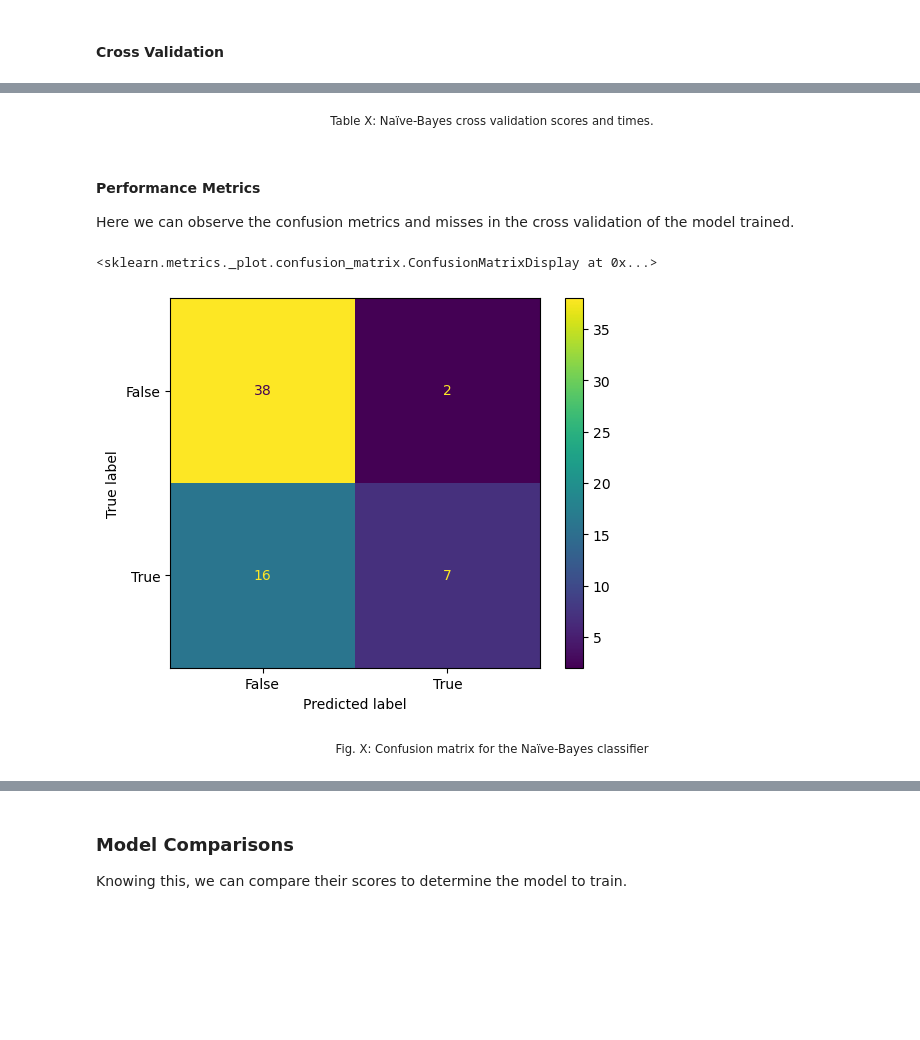
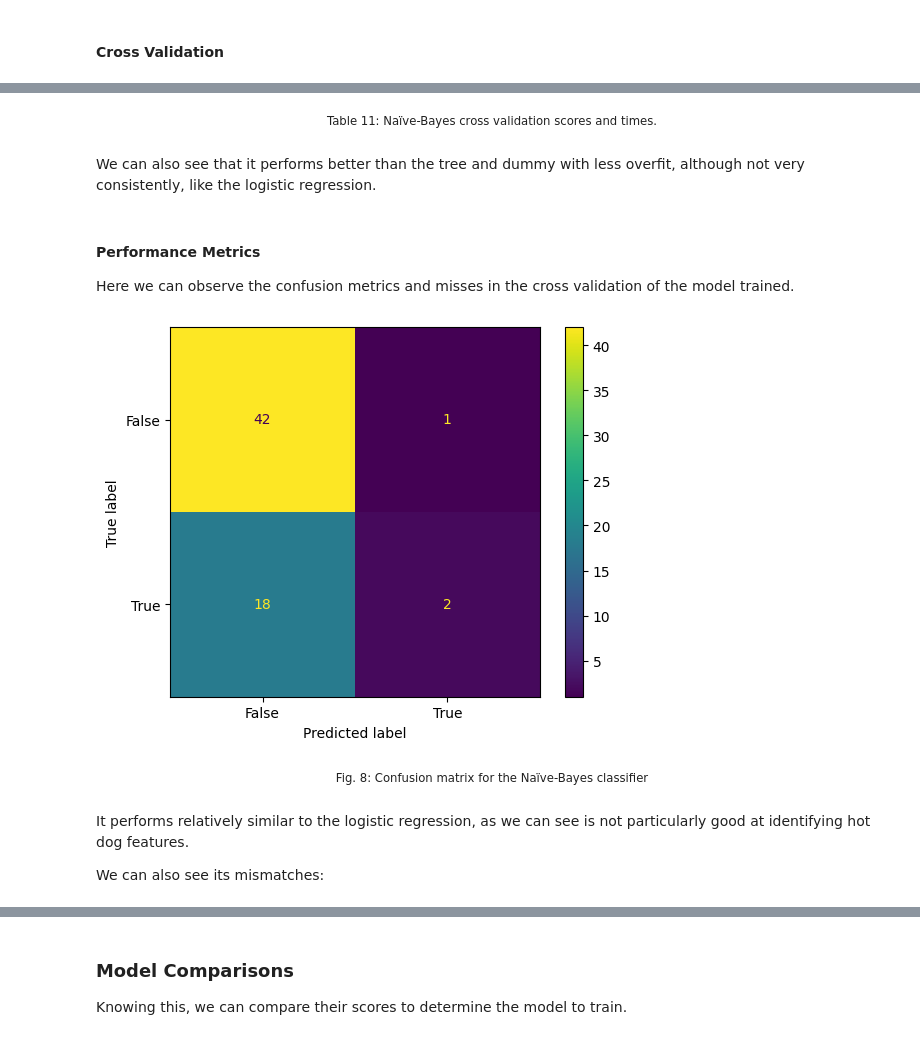
Before and after one commit to jentsang/hotdog-predictor, a Jupyter notebook: notebooks/dog_or_not.ipynb, the cells around one changed output, grey strips where cells are left out. Saved outputs shown, nothing was run; the diff lists cells and outputs as text; code cells hidden in the pictures; blank space fills up the shorter version.

```diff
--- a/notebooks/dog_or_not.ipynb
+++ b/notebooks/dog_or_not.ipynb
@@ -504,25 +637,21 @@ record_and_display_cv_scores("Naïve-Bayes", naive_bayes)
 # %% [markdown]
-<p style="text-align: center"><small>Table X: Naïve-Bayes cross validation scores and times.</small></p>
+<p style="text-align: center"><small>Table 11: Naïve-Bayes cross validation scores and times.</small></p>
+# %% [markdown]
+We can also see that it performs better than the tree and dummy with less overfit, although not very consistently, like the logistic regression.
 # %% [markdown]
 #### Performance Metrics
 
 Here we can observe the confusion metrics and misses in the cross validation of the model trained.
 # %%
-# confusion matrix for test predictions
-
-ConfusionMatrixDisplay.from_predictions(
-    y_train,
-    cross_val_predict(
-        naive_bayes,
-        X_train,
-        y_train
-    )
-)
+display_confusion_matrix(naive_bayes)
 # %% [output]
-<sklearn.metrics._plot.confusion_matrix.ConfusionMatrixDisplay at 0x...>
-[figure, old version]
+[figure, new version]
 # %% [markdown]
-<p style="text-align: center"><small>Fig. X: Confusion matrix for the Naïve-Bayes classifier</small></p>
+<p style="text-align: center"><small>Fig. 8: Confusion matrix for the Naïve-Bayes classifier</small></p>
+# %% [markdown]
+It performs relatively similar to the logistic regression, as we can see is not particularly good at identifying hot dog features.
+
+We can also see its mismatches:
 # %%
 display_model_mistmatches(naive_bayes)
 # %% [output]
```
Also changed, not shown: parts of 89 cells of this notebook, 2 other files.
